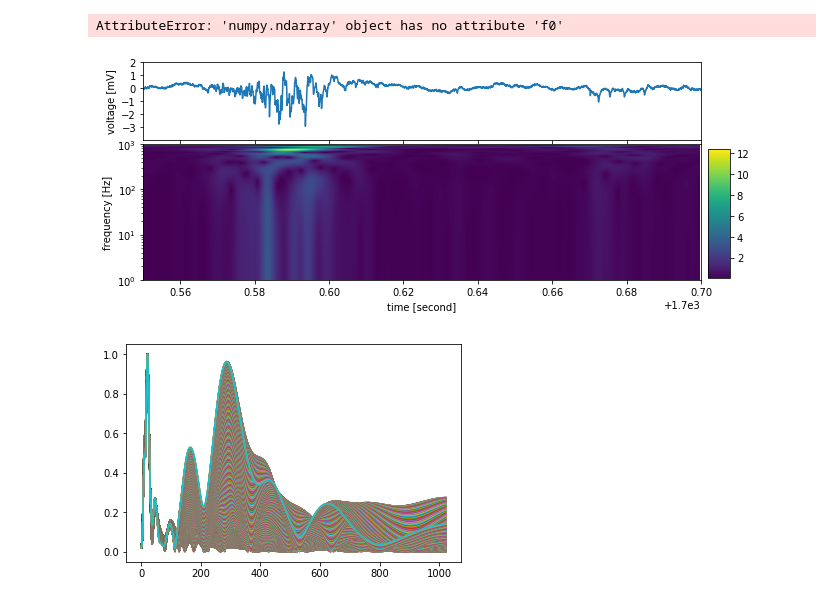
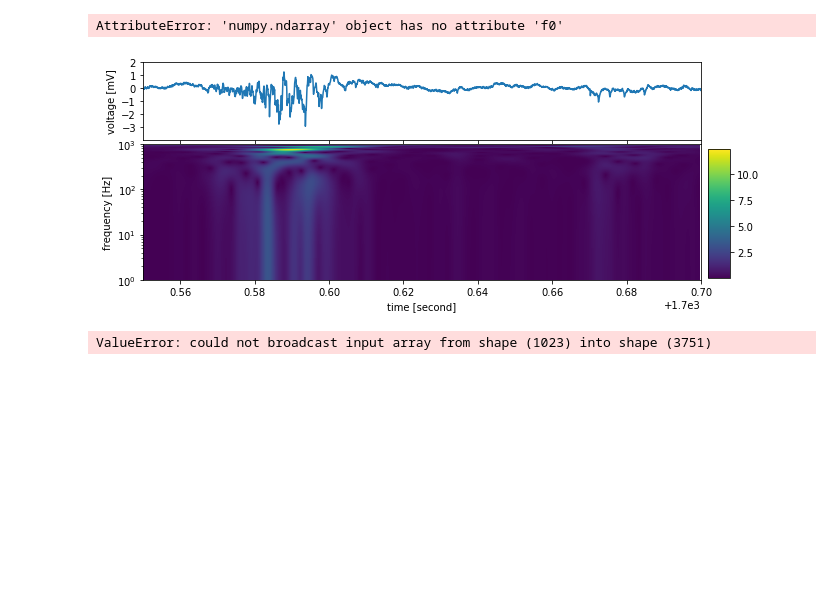
Before and after one commit to kitada4010/sbc, a Jupyter notebook: python/jupyter/Untitled10.ipynb, the cells around one changed output. Drawn from its saved outputs; the diff is of its cells as text; code cells hidden in the pictures; blank space fills up the shorter version.

```diff
--- a/python/jupyter/Untitled10.ipynb
+++ b/python/jupyter/Untitled10.ipynb
@@ -143,8 +143,8 @@ import scipy
 from swan import pycwt
 from scipy import signal
 from pylab import *
-#with open('/home/hera/nodoka/home2/nodoka/spike-data/25kHz-data/B39 Rd.pickle', mode='rb') as fp:
-with open('/home//nodoka/spike-data/25kHz-data/B39 Rd.pickle', mode='rb') as fp:
+with open('/home/hera/nodoka/home2/nodoka/spike-data/25kHz-data/B39 Rd.pickle', mode='rb') as fp:
+#with open('/home/nodoka/spike-data/25kHz-data/B39 Rd.pickle', mode='rb') as fp:
 #with open('/Volumes/NO NAME/25kHz-data/B39 Rd.pickle',mode='rb') as fp:
     df = pickle.load(fp)
 
@@ -191,36 +191,41 @@ plt.yscale("log")
 #im=plt.imshow(np.flipud(rr), extent=[starttime, endtime, P, 1], cmap='PRGn', aspect='auto',vmax=abs(cwtmatr).max(), vmin=0)
 im = plt.imshow(np.flipud(rr), extent=[starttime, endtime, P, 1], aspect='auto', interpolation='nearest')
 xlim(starttime, endtime)
 axColor = plt.axes([0.91, 0.13, 0.03, 0.45])
 plt.colorbar(im, cax=axColor, orientation="vertical")
 #ylim(0, 4096)
 #plt.colorbar(orientation='horizontal')
 plt.show()
 
 
 #for i in range(len(freq)) :
  #   freq = cwtmatr[:,i]
 
 #freq = pd.Series(cwtmatr, dtype='c8')
 #freq1 = cwtmatr.ix[600]
 #print(rr)
 spec = pd.DataFrame(rr)
-del cwtmatr, rr
+del cwtmatr
 
-for i in range(1000) :
+#a =  np.empty(P,len(df[start:end]))
+a = np.empty_like(spec)
+del rr
+
+for i in range(len(df[start:end])-1) :
     spec1 = spec[i]
     mr = max(spec1)
     #print(mr)
     spec1 /= mr
-    plot(spec1)
+    #plot(spec1)
+    a[i,] = spec1
 
-
+plt.imshow(np.flipud(a), extent=[starttime, endtime, P, 1], aspect='auto', interpolation='nearest')
 #print(freq1)
 
 #print(sys.path)
 
 #p.show()
 del df, widths, specdataa, axColor, spec
 # %% [output]
-[figure, old version]
+[figure, new version]
-[figure, removed]
+ValueError: could not broadcast input array from shape (1023) into shape (3751)
```
